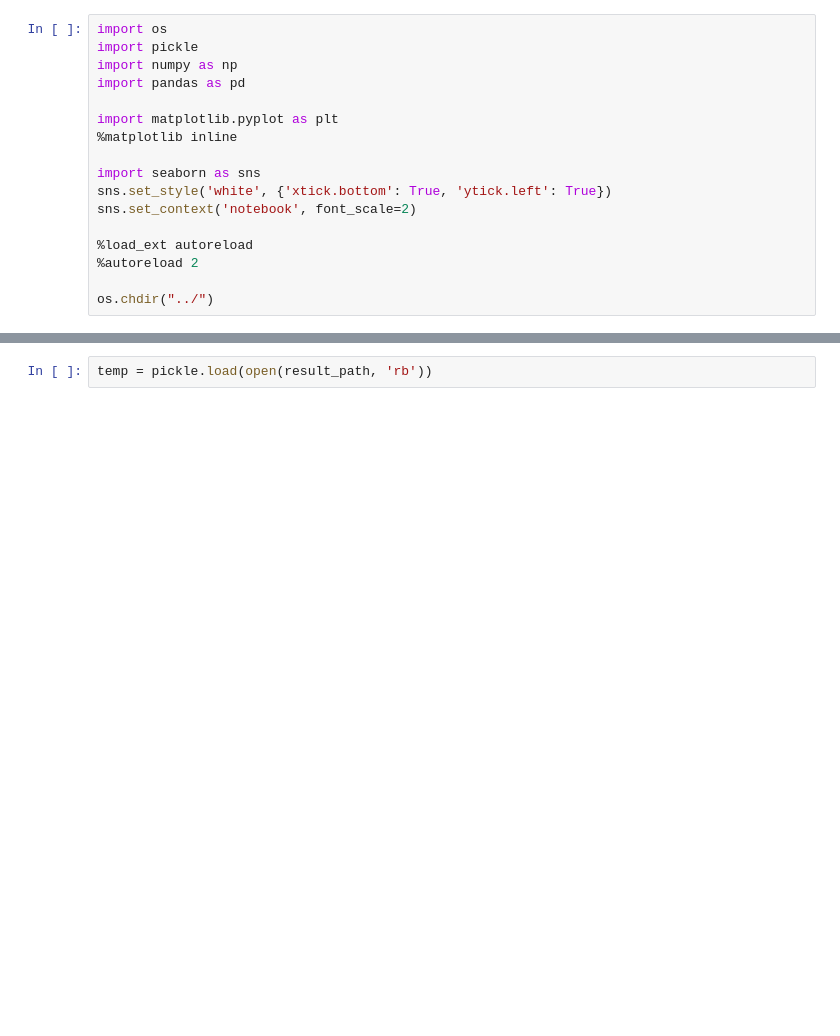
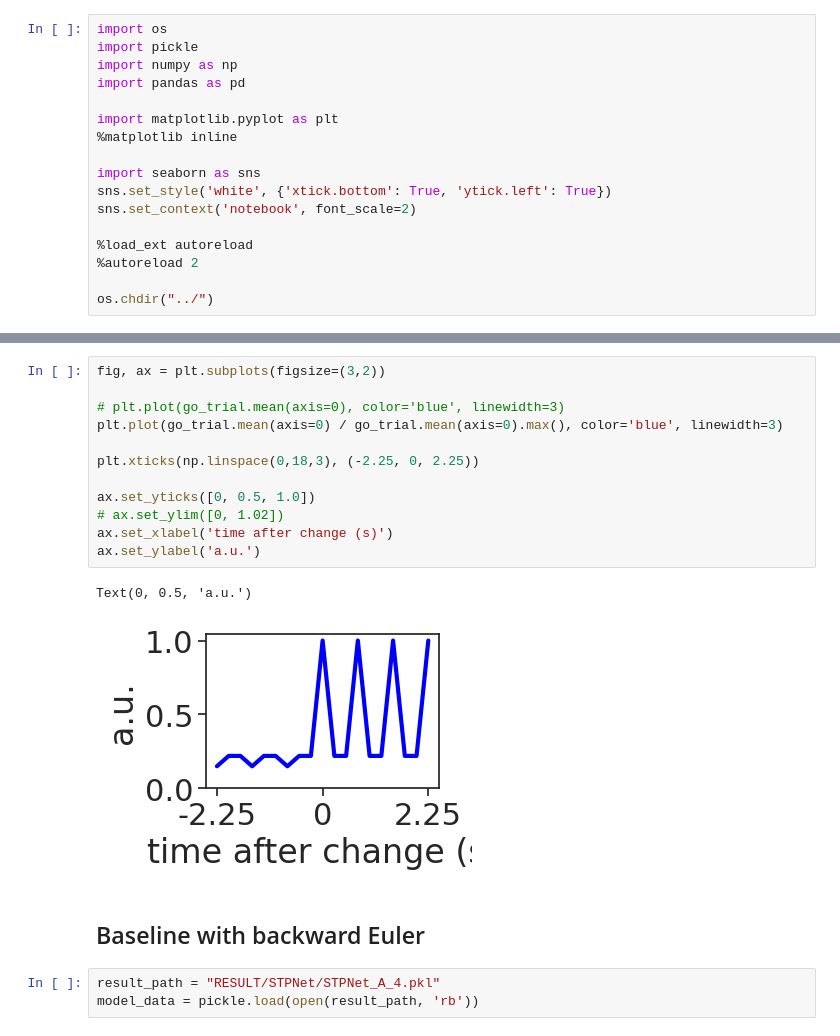
Before and after one commit to FishAres/STSPNet, a Jupyter notebook: notebooks/test.ipynb, the cells around one changed output, grey strips where cells are left out. Saved outputs shown, nothing was run; the diff lists cells and outputs as text; blank space fills up the shorter version.

```diff
--- a/notebooks/test.ipynb
+++ b/notebooks/test.ipynb
@@ -20,2 +98,20 @@ result_path = "RESULT/STPENet/STPENet_A_3.pkl"
+# %%
+fig, ax = plt.subplots(figsize=(3,2))
+
+# plt.plot(go_trial.mean(axis=0), color='blue', linewidth=3)
+plt.plot(go_trial.mean(axis=0) / go_trial.mean(axis=0).max(), color='blue', linewidth=3)
+
+plt.xticks(np.linspace(0,18,3), (-2.25, 0, 2.25))
+
+ax.set_yticks([0, 0.5, 1.0])
+# ax.set_ylim([0, 1.02])
+ax.set_xlabel('time after change (s)')
+ax.set_ylabel('a.u.')
+# %% [output]
+Text(0, 0.5, 'a.u.')
+[figure, added]
+# %% [markdown]
+## Baseline with backward Euler
 # %%
-temp = pickle.load(open(result_path, 'rb'))
+result_path = "RESULT/STPNet/STPNet_A_4.pkl"
+model_data = pickle.load(open(result_path, 'rb'))
```
Also changed, not shown: parts of 40 cells of this notebook, 18 other files.
